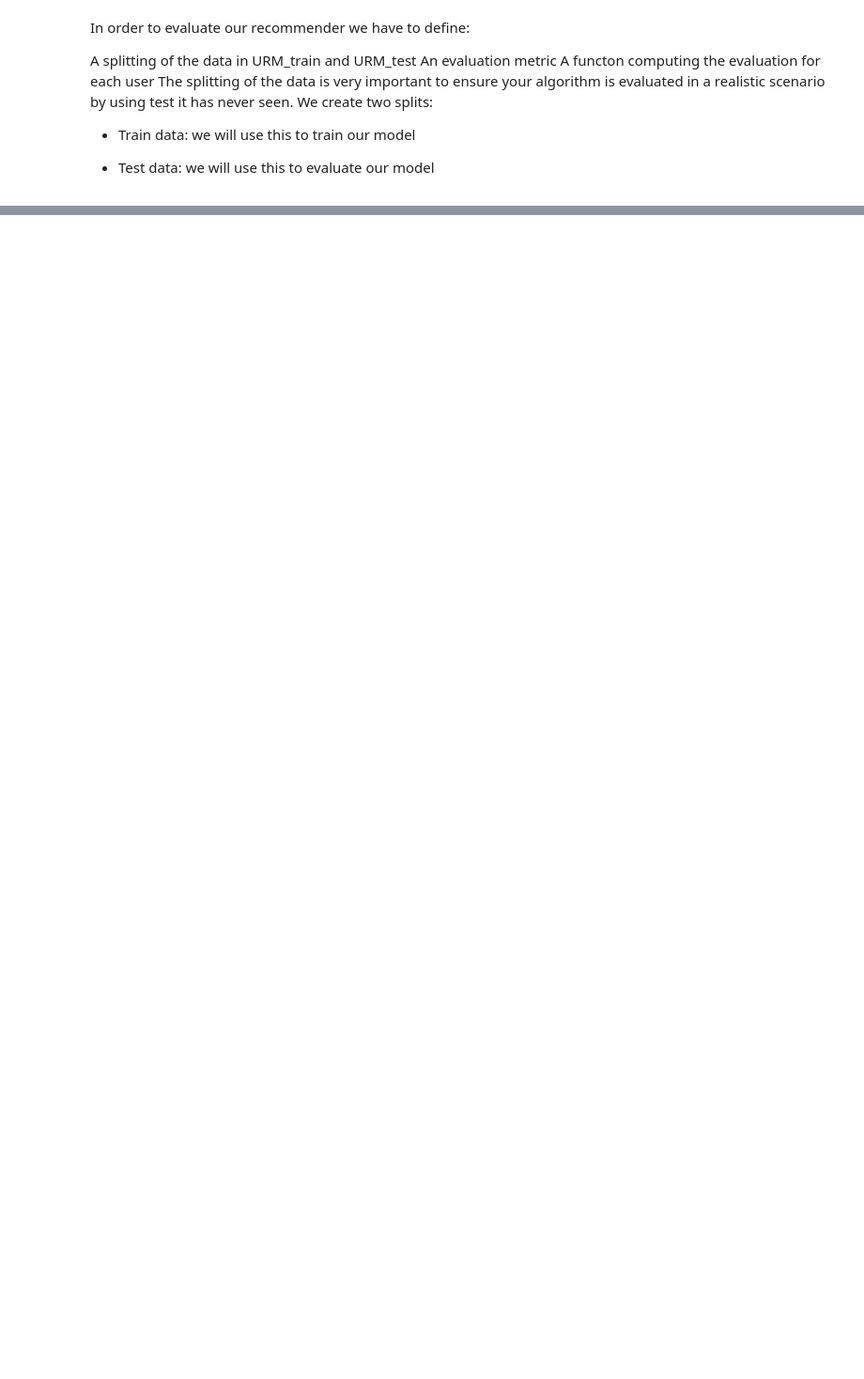
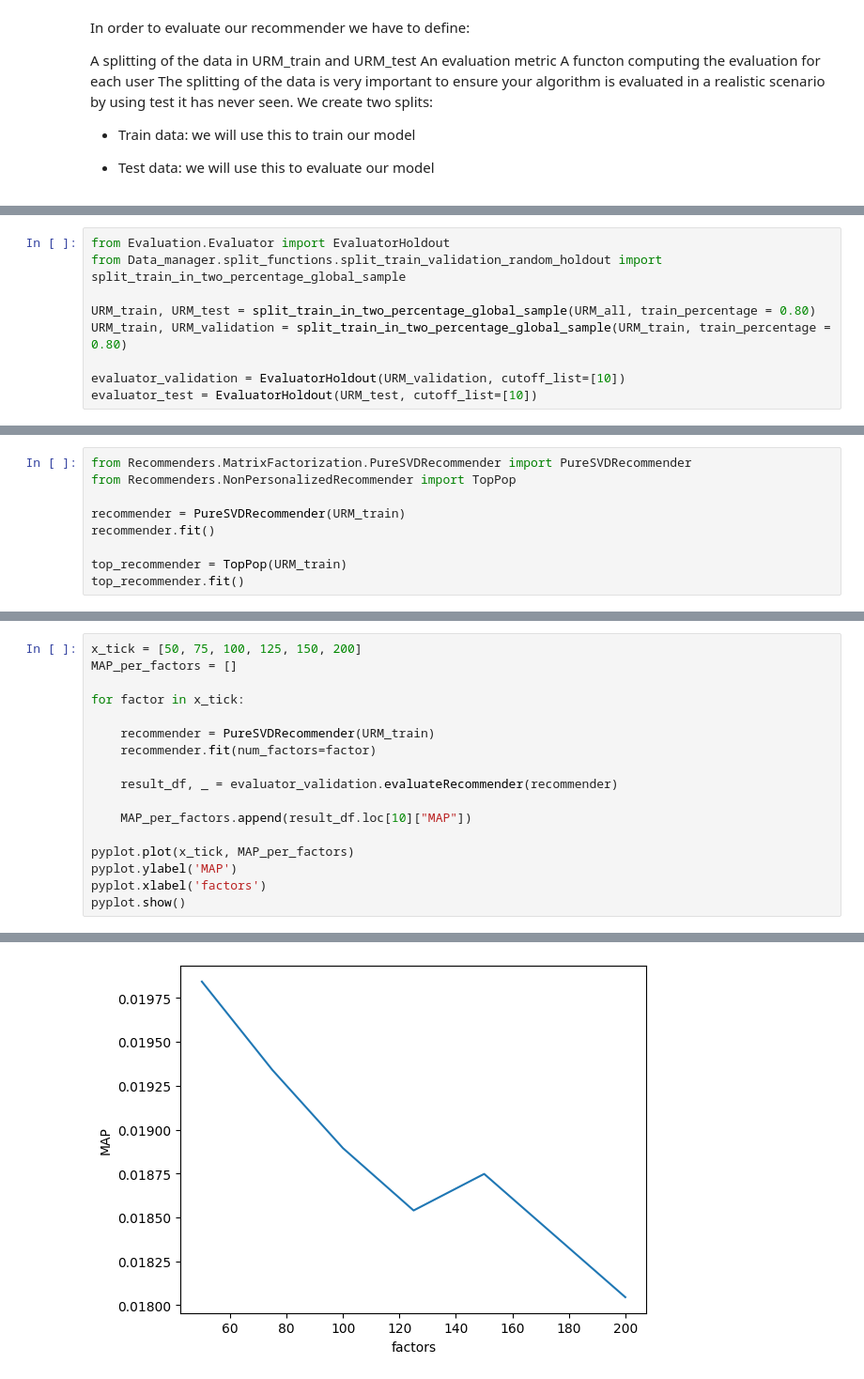
Before and after one commit to AlessandroVacca/RecSys-2023-polimi, a Jupyter notebook: WIP.ipynb, the cells around one changed output, grey strips where cells are left out. Shown: that part at 94% size. Cells and saved outputs as stored; diff of their text form; blank space fills up the shorter version.

Commit message:
Basic PureSVD implementation

```diff
--- a/WIP.ipynb
+++ b/WIP.ipynb
@@ -238,0 +219,9 @@ def AP(recommended_items, relevant_items):
+# %%
+from Evaluation.Evaluator import EvaluatorHoldout
+from Data_manager.split_functions.split_train_validation_random_holdout import split_train_in_two_percentage_global_sample
+
+URM_train, URM_test = split_train_in_two_percentage_global_sample(URM_all, train_percentage = 0.80)
+URM_train, URM_validation = split_train_in_two_percentage_global_sample(URM_train, train_percentage = 0.80)
+
+evaluator_validation = EvaluatorHoldout(URM_validation, cutoff_list=[10])
+evaluator_test = EvaluatorHoldout(URM_test, cutoff_list=[10])
@@ -238,0 +249,9 @@ def AP(recommended_items, relevant_items):
+# %%
+from Recommenders.MatrixFactorization.PureSVDRecommender import PureSVDRecommender
+from Recommenders.NonPersonalizedRecommender import TopPop
+
+recommender = PureSVDRecommender(URM_train)
+recommender.fit()
+
+top_recommender = TopPop(URM_train)
+top_recommender.fit()
@@ -238,0 +286,18 @@ def AP(recommended_items, relevant_items):
+# %%
+x_tick = [50, 75, 100, 125, 150, 200]
+MAP_per_factors = []
+
+for factor in x_tick:
+
+    recommender = PureSVDRecommender(URM_train)
+    recommender.fit(num_factors=factor)
+
+    result_df, _ = evaluator_validation.evaluateRecommender(recommender)
+
+    MAP_per_factors.append(result_df.loc[10]["MAP"])
+
+pyplot.plot(x_tick, MAP_per_factors)
+pyplot.ylabel('MAP')
+pyplot.xlabel('factors')
+pyplot.show()
+# %% [output]
@@ -238,0 +321 @@ def AP(recommended_items, relevant_items):
+[figure, added]
```
Also changed, not shown: parts of 30 cells of this notebook, 3 other files.
